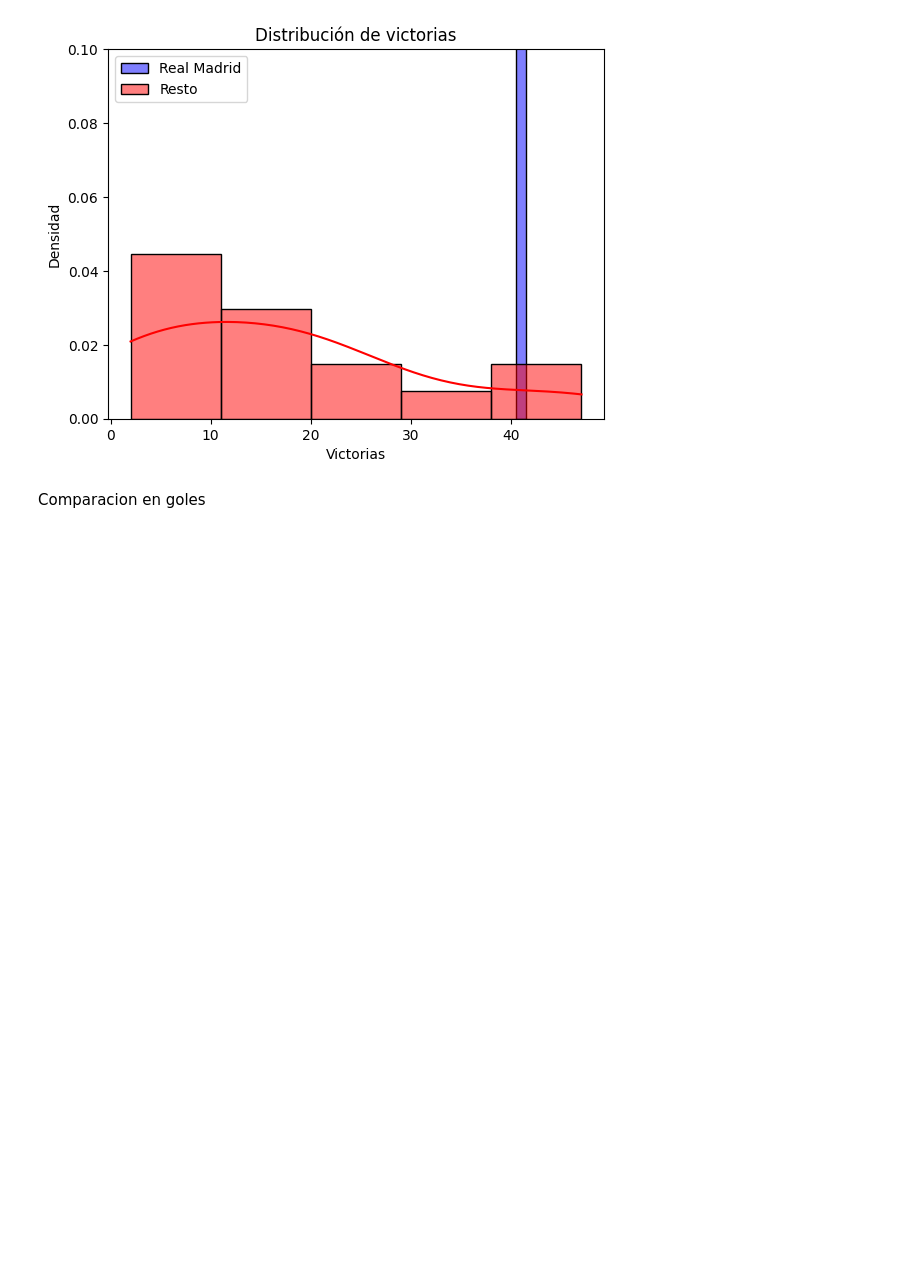
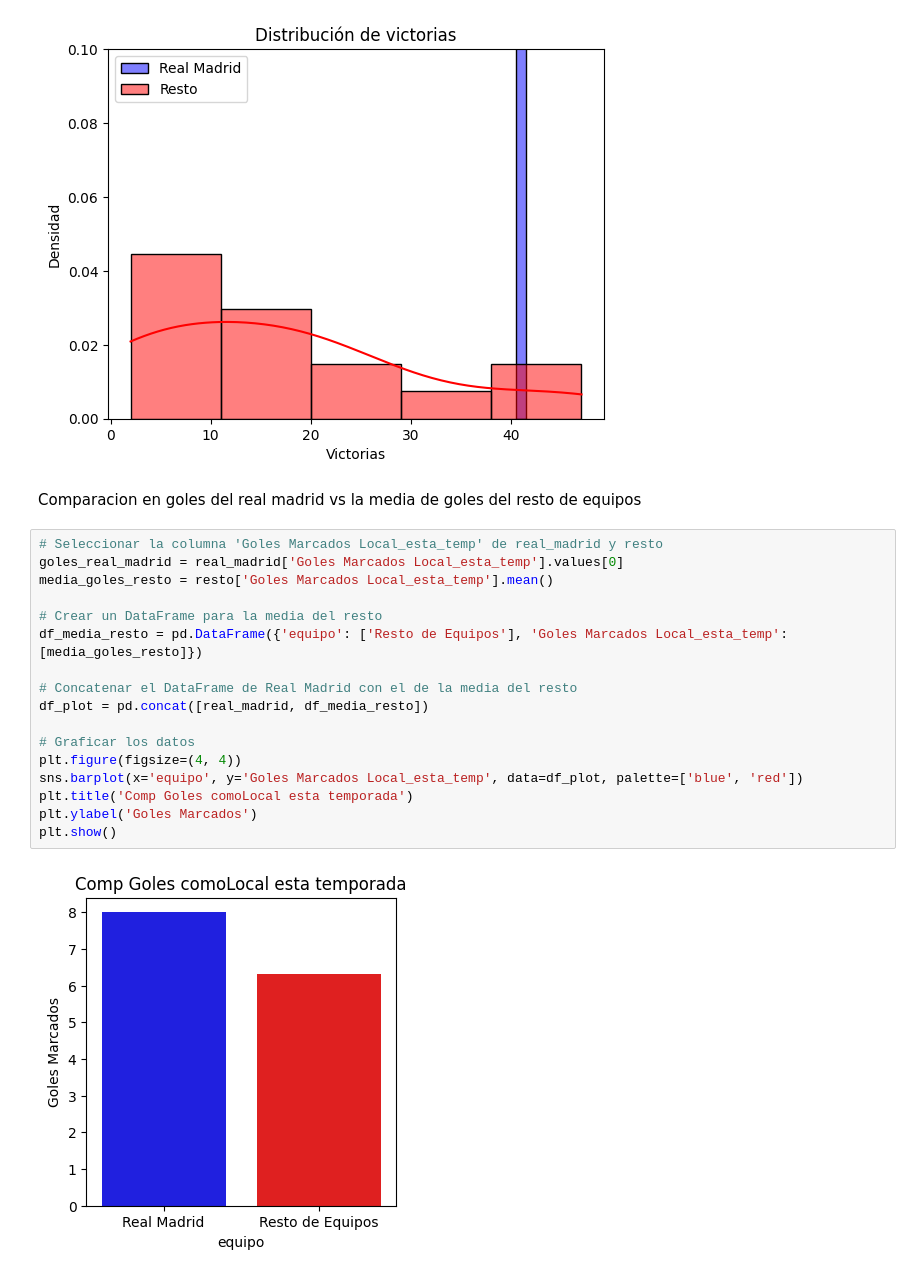
Before and after one commit to joseluis031/Analisis_Datos_db, a Jupyter notebook: analisis_madrid.ipynb, the cells around one changed output. Cells and saved outputs as stored; diff of their text form; blank space fills up the shorter version.

```diff
--- a/analisis_madrid.ipynb
+++ b/analisis_madrid.ipynb
@@ -56,7 +56,26 @@ plt.legend()
 plt.show()
 # %% [output]
 [figure]
-# %% [markdown]
-Comparacion en goles
+# %% [markdown]
+Comparacion en goles del real madrid vs la media de goles del resto de equipos
+# %%
+# Seleccionar la columna 'Goles Marcados Local_esta_temp' de real_madrid y resto
+goles_real_madrid = real_madrid['Goles Marcados Local_esta_temp'].values[0]
+media_goles_resto = resto['Goles Marcados Local_esta_temp'].mean()
+
+# Crear un DataFrame para la media del resto
+df_media_resto = pd.DataFrame({'equipo': ['Resto de Equipos'], 'Goles Marcados Local_esta_temp': [media_goles_resto]})
+
+# Concatenar el DataFrame de Real Madrid con el de la media del resto
+df_plot = pd.concat([real_madrid, df_media_resto])
+
+# Graficar los datos
+plt.figure(figsize=(4, 4))
+sns.barplot(x='equipo', y='Goles Marcados Local_esta_temp', data=df_plot, palette=['blue', 'red'])
+plt.title('Comp Goles comoLocal esta temporada')
+plt.ylabel('Goles Marcados')
+plt.show()
+# %% [output]
+[figure, added]
 # %%
 # Seleccionar la columna 'Goles Marcados Local_esta_temp' de real_madrid y resto
```
Also changed, not shown: parts of 3 cells of this notebook, 6 other files.
